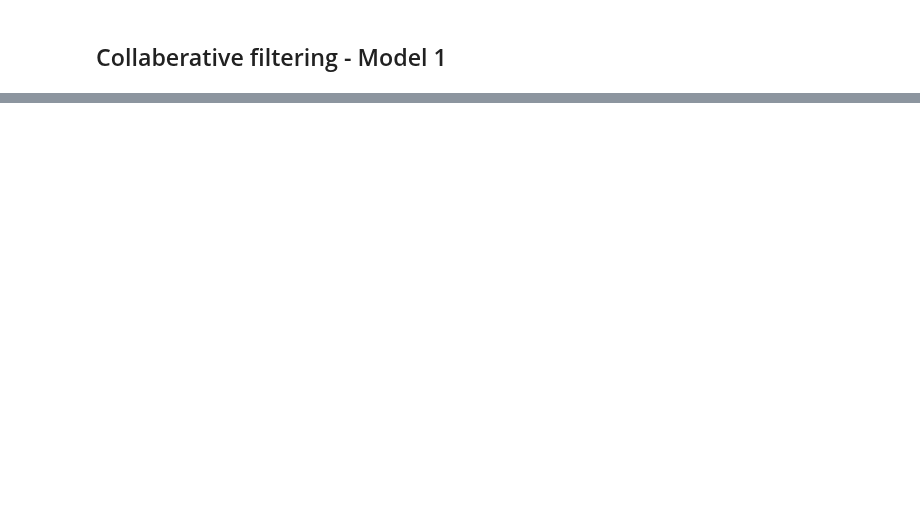
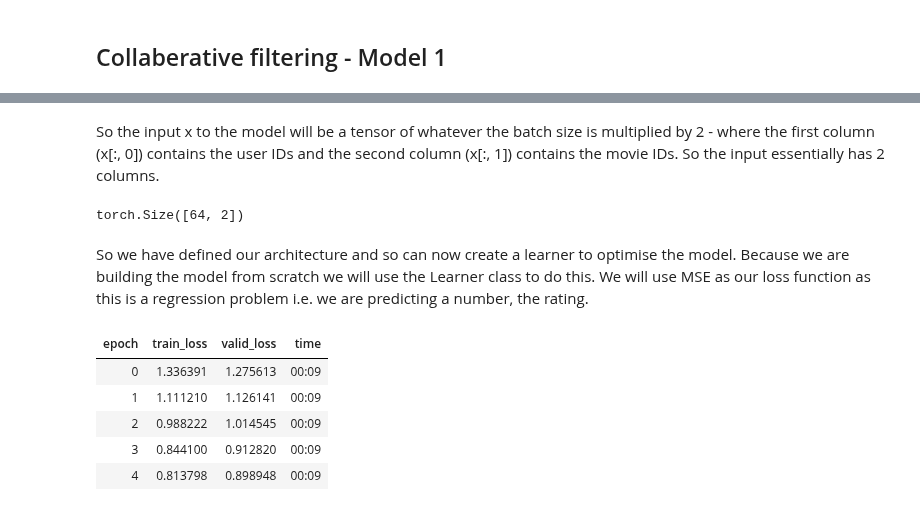
Before and after one commit to pranath/blog, a Jupyter notebook: _notebooks/2021-05-25-collaberative_filtering_from_scratch.ipynb, the cells around one changed output, grey strips where cells are left out. Drawn from its saved outputs; the diff is of its cells as text; code cells hidden in the pictures; blank space fills up the shorter version.

```diff
--- a/_notebooks/2021-05-25-collaberative_filtering_from_scratch.ipynb
+++ b/_notebooks/2021-05-25-collaberative_filtering_from_scratch.ipynb
@@ -101,0 +121,36 @@ The key data here is the ratings i.e. the user-movie ratings, as we can see in t
+# %%
+class DotProduct(Module):
+    def __init__(self, n_users, n_movies, n_factors):
+        self.user_factors = Embedding(n_users, n_factors)
+        self.movie_factors = Embedding(n_movies, n_factors)
+
+    def forward(self, x):
+        users = self.user_factors(x[:,0])
+        movies = self.movie_factors(x[:,1])
+        return (users * movies).sum(dim=1)
+# %% [markdown]
+So the input x to the model will be a tensor of whatever the batch size is multiplied by 2 - where the first column (x[:, 0]) contains the user IDs and the second column (x[:, 1]) contains the movie IDs. So the input essentially has 2 columns.
+# %%
+x,y = dls.one_batch()
+x.shape
+# %% [output]
+torch.Size([64, 2])
+# %% [markdown]
+So we have defined our architecture and so can now create a learner to optimise the model. Because we are building the model from scratch we will use the Learner class to do this. We will use MSE as our loss function as this is a regression problem i.e. we are predicting a number, the rating.
+# %%
+n_users  = len(dls.classes['user'])
+n_movies = len(dls.classes['title'])
+# Create model with 50 factors for users and movies each
+model = DotProduct(n_users, n_movies, 50)
+# Create Learner object
+learn = Learner(dls, model, loss_func=MSELossFlat())
+# %%
+# Train model
+learn.fit_one_cycle(5, 5e-3)
+# %% [output]
+| epoch | train_loss | valid_loss | time |
+| 0 | 1.336391 | 1.275613 | 00:09 |
+| 1 | 1.111210 | 1.126141 | 00:09 |
+| 2 | 0.988222 | 1.014545 | 00:09 |
+| 3 | 0.844100 | 0.912820 | 00:09 |
+| 4 | 0.813798 | 0.898948 | 00:09 |
```
Also changed, not shown: parts of 34 cells of this notebook.
